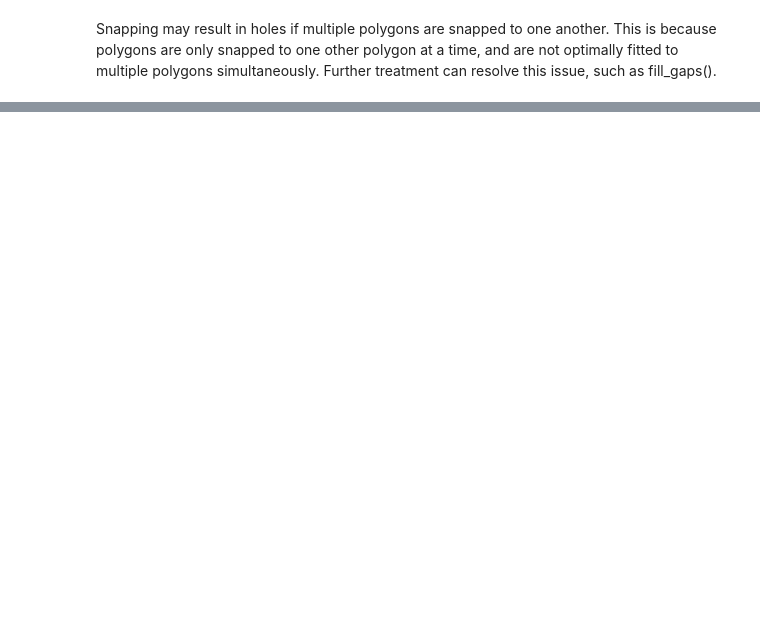
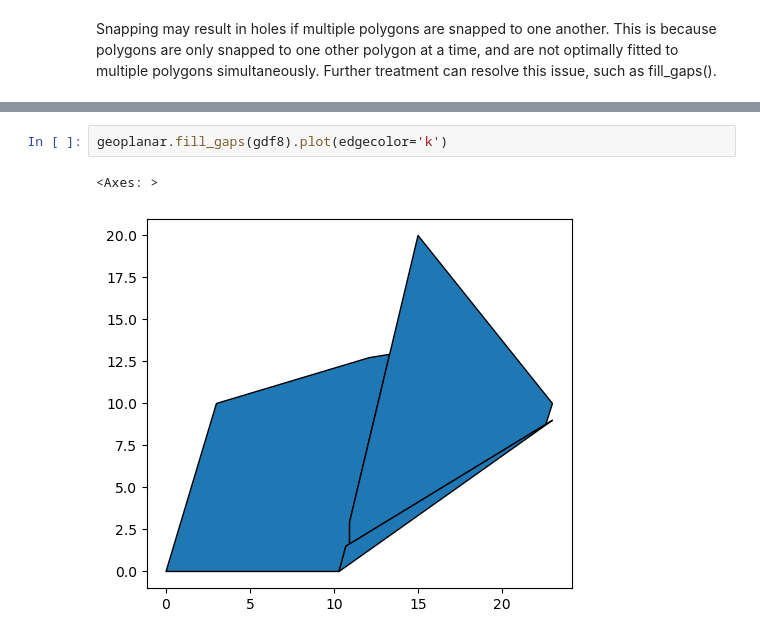
Before and after one commit to martinfleis/geoplanar, a Jupyter notebook: docs/snap.ipynb, the cells around one changed output, grey strips where cells are left out. Cells and saved outputs as stored; diff of their text form; blank space fills up the shorter version.

```diff
--- a/docs/snap.ipynb
+++ b/docs/snap.ipynb
@@ -107,0 +100,5 @@ array([], shape=(2, 0), dtype=int64)
+# %%
+geoplanar.fill_gaps(gdf8).plot(edgecolor='k')
+# %% [output]
+<Axes: >
+[figure, added]
```
Also changed, not shown: parts of 8 cells of this notebook, 4 other files.
